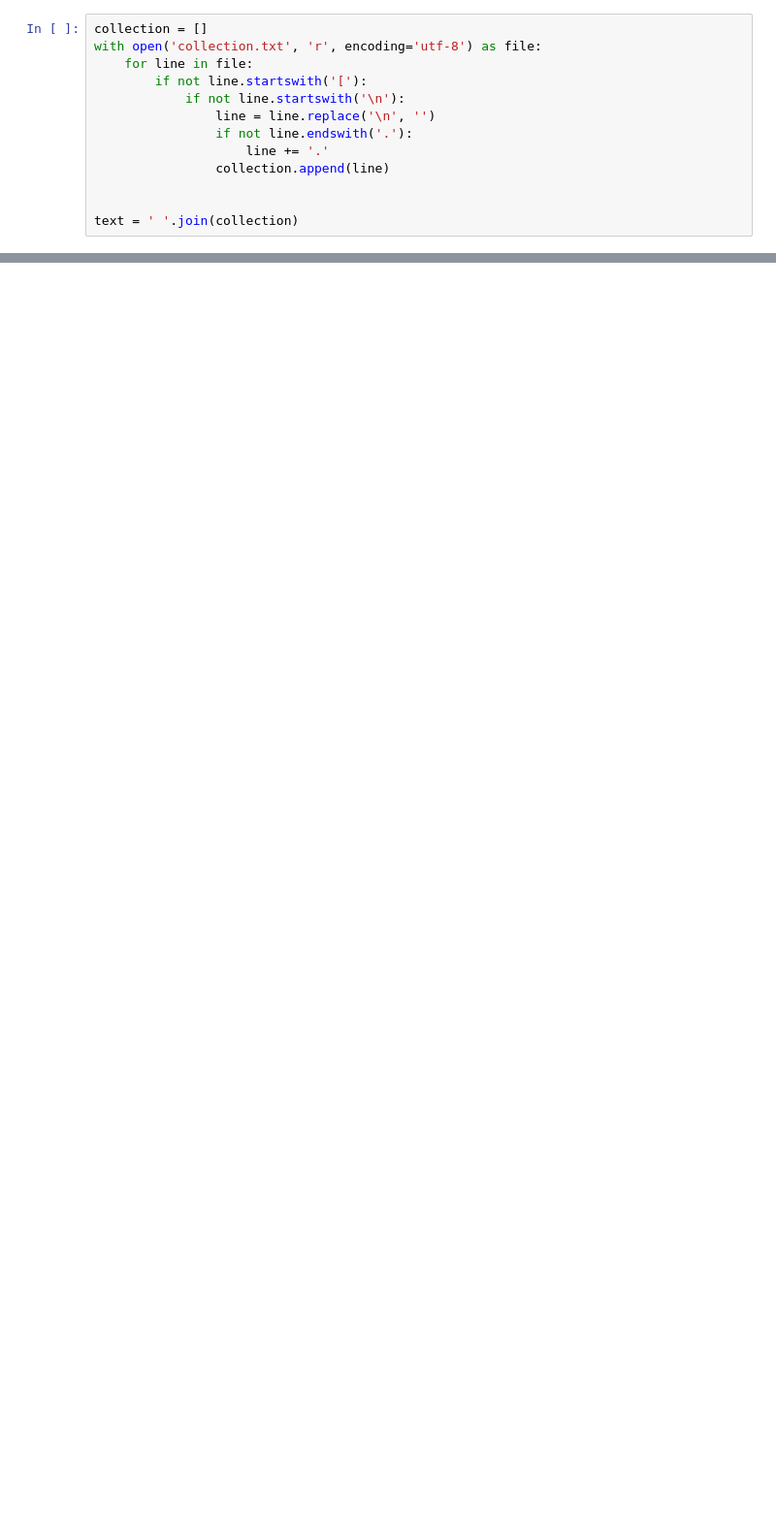
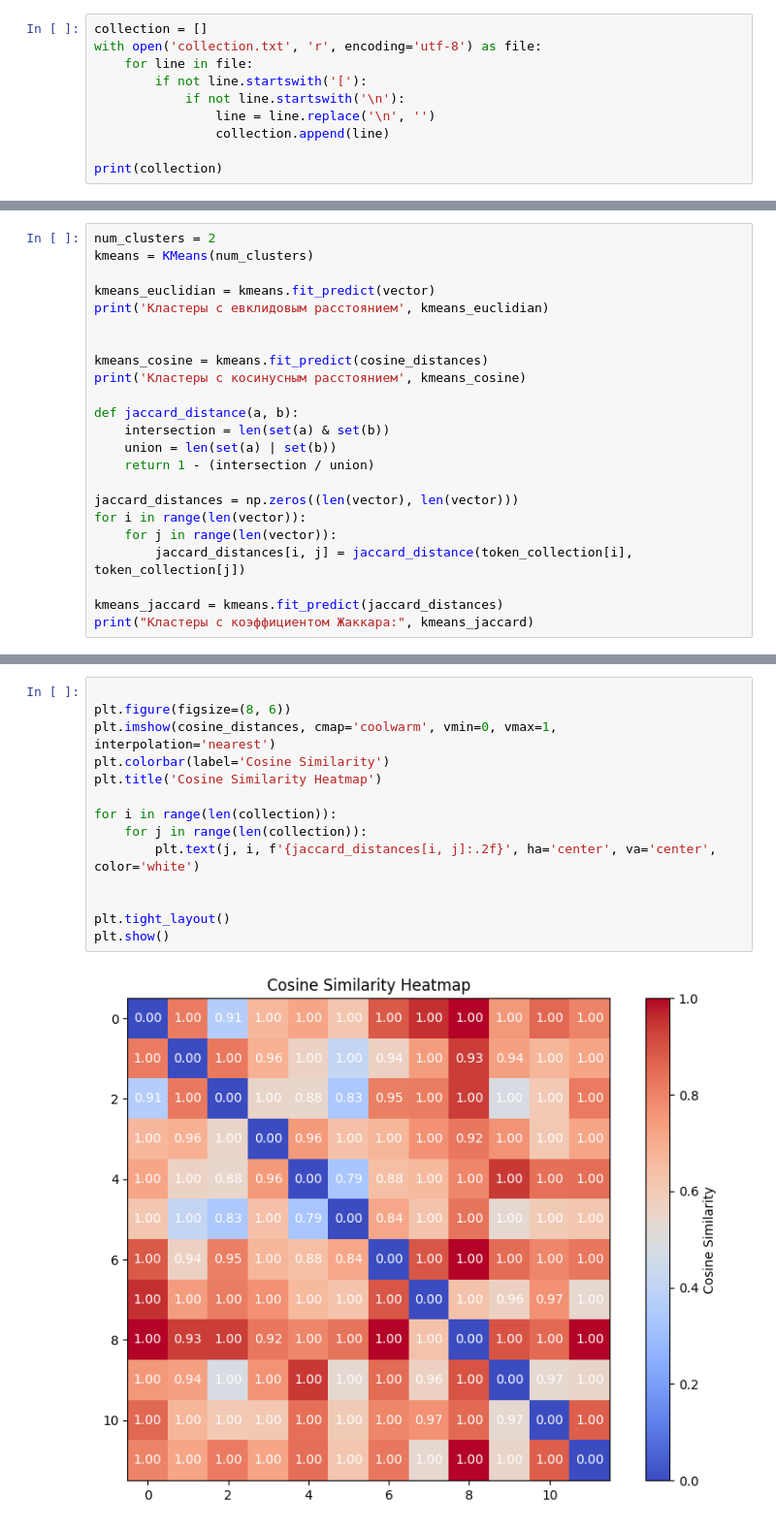
Before and after one commit to KordyD/nlp-learning, a Jupyter notebook: lemmatize.ipynb, the cells around one changed output, grey strips where cells are left out. Shown: that part at 97% size. Drawn from its saved outputs; the diff is of its cells as text; blank space fills up the shorter version.

Commit message:
Make clusterization

```diff
--- a/lemmatize.ipynb
+++ b/lemmatize.ipynb
@@ -7,9 +7,6 @@ with open('collection.txt', 'r', encoding='utf-8') as file:
         if not line.startswith('['):
             if not line.startswith('\n'):
                 line = line.replace('\n', '')
-                if not line.endswith('.'):
-                    line += '.'
                 collection.append(line)
 
-
-text = ' '.join(collection)
+print(collection)
@@ -91,0 +310,23 @@ print(nouns)
+# %%
+num_clusters = 2
+kmeans = KMeans(num_clusters)
+
+kmeans_euclidian = kmeans.fit_predict(vector)
+print('Кластеры с евклидовым расстоянием', kmeans_euclidian)
+
+
+kmeans_cosine = kmeans.fit_predict(cosine_distances)
+print('Кластеры с косинусным расстоянием', kmeans_cosine)
+
+def jaccard_distance(a, b):
+    intersection = len(set(a) & set(b))
+    union = len(set(a) | set(b))
+    return 1 - (intersection / union)
+
+jaccard_distances = np.zeros((len(vector), len(vector)))
+for i in range(len(vector)):
+    for j in range(len(vector)):
+        jaccard_distances[i, j] = jaccard_distance(token_collection[i], token_collection[j])
+
+kmeans_jaccard = kmeans.fit_predict(jaccard_distances)
+print("Кластеры с коэффициентом Жаккара:", kmeans_jaccard)
@@ -91,0 +337,16 @@ print(nouns)
+# %%
+
+plt.figure(figsize=(8, 6))
+plt.imshow(cosine_distances, cmap='coolwarm', vmin=0, vmax=1, interpolation='nearest')
+plt.colorbar(label='Cosine Similarity')
+plt.title('Cosine Similarity Heatmap')
+
+for i in range(len(collection)):
+    for j in range(len(collection)):
+        plt.text(j, i, f'{jaccard_distances[i, j]:.2f}', ha='center', va='center', color='white')
+
+
+plt.tight_layout()
+plt.show()
+# %% [output]
+[figure, added]
```
Also changed, not shown: parts of 24 cells of this notebook.
